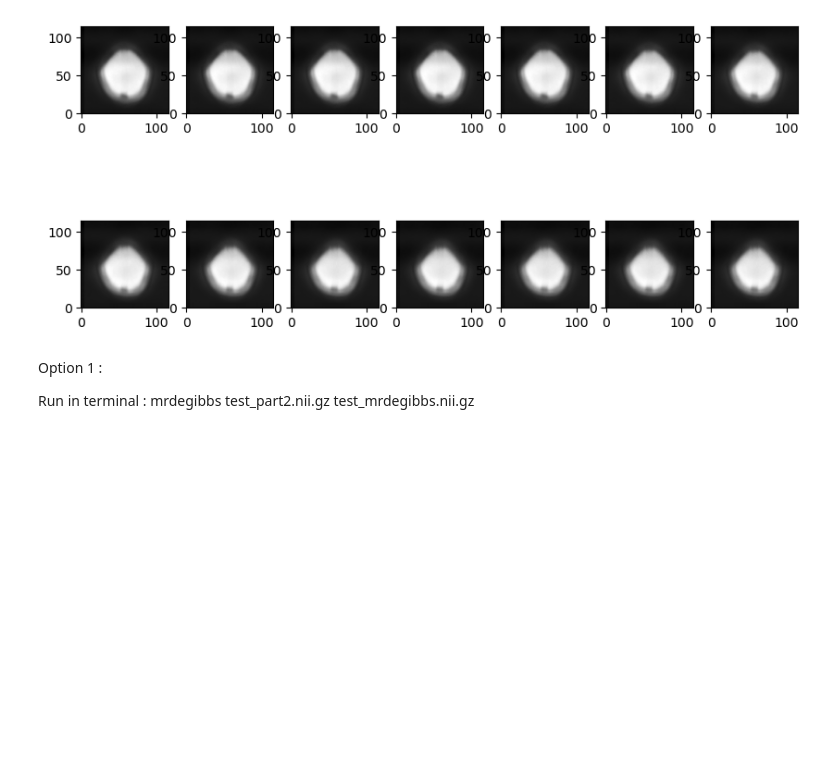
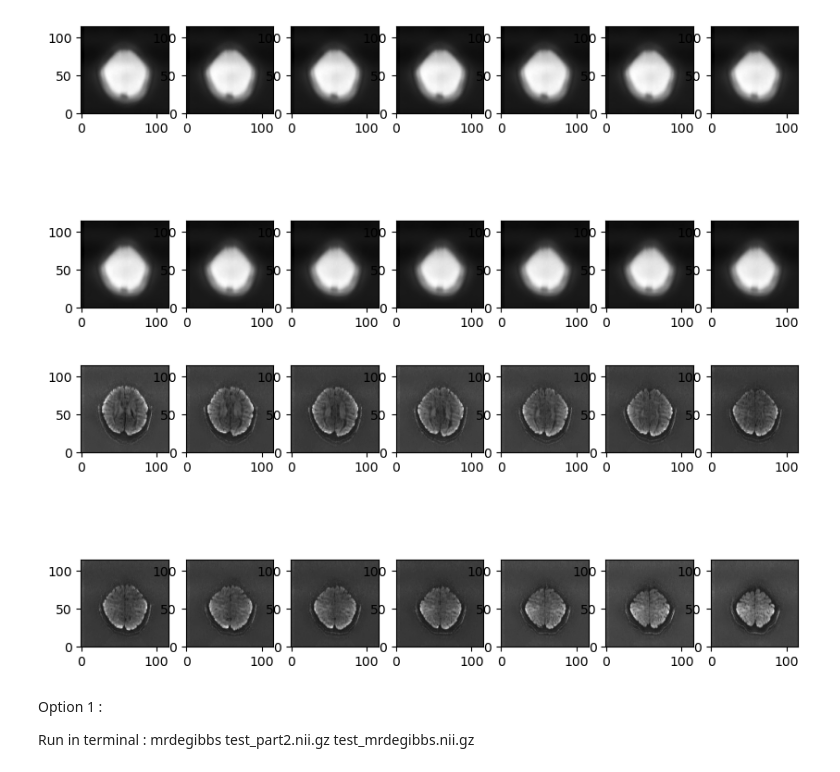
Before and after one commit to jazz031195/preprocessing, a Jupyter notebook: preprocessing_loop.ipynb, the cells around one changed output. Drawn from its saved outputs; the diff is of its cells as text; code cells hidden in the pictures; blank space fills up the shorter version.

```diff
--- a/preprocessing_loop.ipynb
+++ b/preprocessing_loop.ipynb
@@ -260 +262,13 @@ Warning: An input intended to be a single 3D volume has multiple timepoints. Inp
+# %%
+from pydfMRI.imaging_tools import calculate_temporal_snr
+dfMRI = nib.load(f'{cur_path}/data/dfMRI_denoised.nii.gz')
+header = dfMRI.header
+TR = header['pixdim'][4]
+affine = dfMRI.affine
+dfMRI = dfMRI.get_fdata()
+
+for i in range(2):
+    bidx = np.arange(i, dfMRI.shape[3], 2)
+    tSNR = calculate_temporal_snr(dfMRI, TR)
+    save_nifti(tSNR, f'{cur_path}/data/tSNR{i}_post_denoising.nii.gz', affine, header)
 # %%
@@ -271,6 +286,13 @@ noise = noise.get_fdata()
 print_volume(noise)
 # %% [output]
 [figure]
+# %%
+# Load the SNR
+SNR = nib.load(cur_path + "/data/SNR_post_denoising.nii.gz")
+SNR = SNR.get_fdata()
+print_volume(SNR)
+# %% [output]
+[figure, added]
 # %% [markdown]
 Option 1 :
 
```
Also changed, not shown: parts of 2 cells of this notebook, 1 other file.
